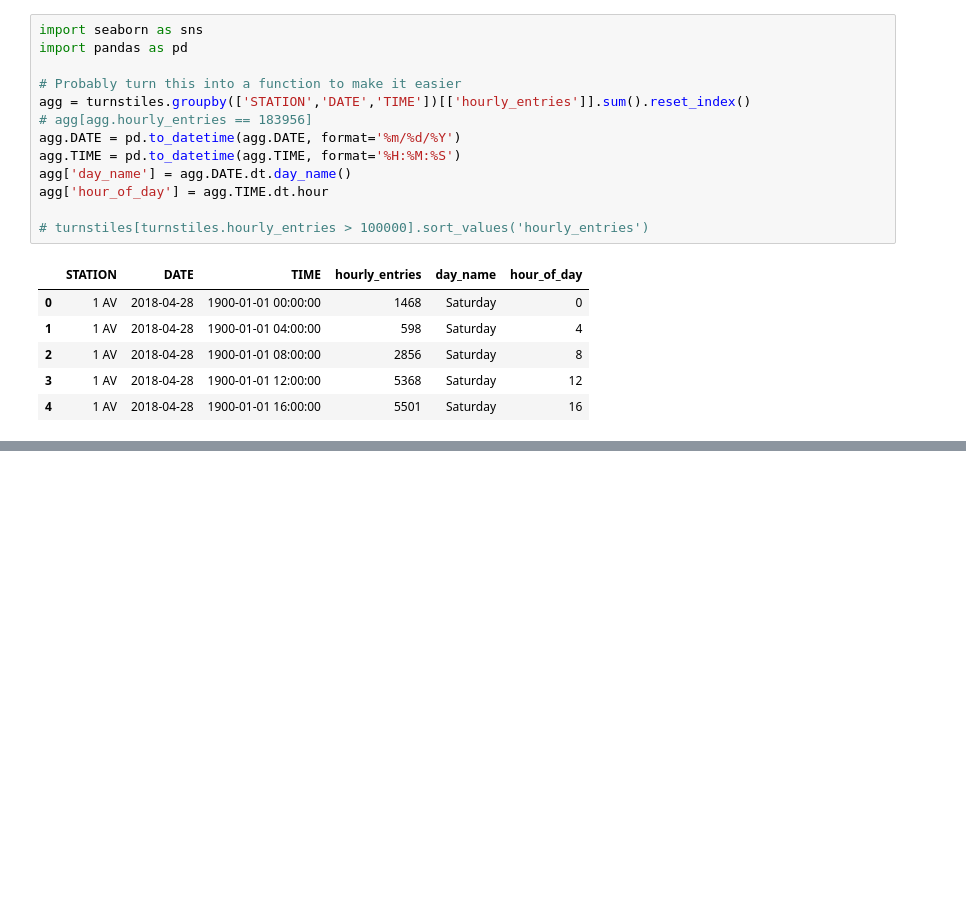
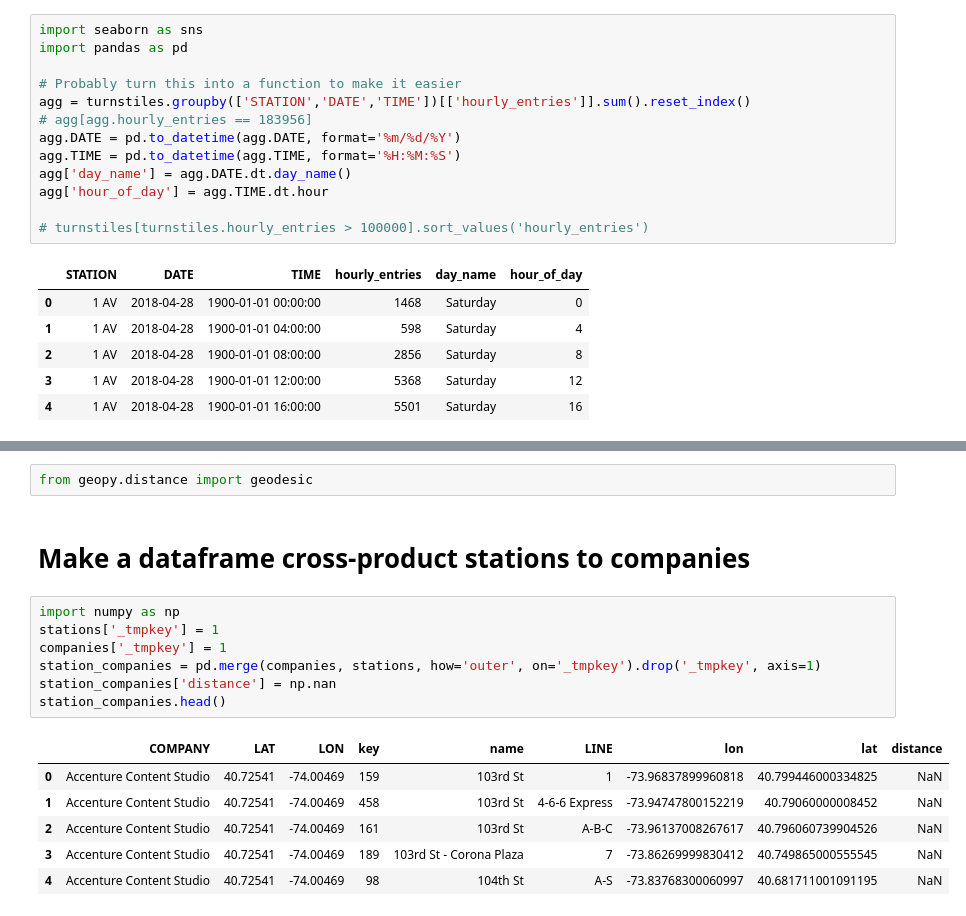
Before and after one commit to jason-sa/Toucans, a Jupyter notebook: Group EDA.ipynb, the cells around one changed output, grey strips where cells are left out. Cells and saved outputs as stored; diff of their text form; blank space fills up the shorter version.

```diff
--- a/Group EDA.ipynb
+++ b/Group EDA.ipynb
@@ -77,3 +78,21 @@ sns.heatmap(hm);
 # %% [output]
 <matplotlib.axes._subplots.AxesSubplot at 0x...>
 [figure]
+# %%
+from geopy.distance import geodesic
+# %% [markdown]
+# Make a dataframe cross-product stations to companies
+# %%
+import numpy as np
+stations['_tmpkey'] = 1
+companies['_tmpkey'] = 1
+station_companies = pd.merge(companies, stations, how='outer', on='_tmpkey').drop('_tmpkey', axis=1)
+station_companies['distance'] = np.nan
+station_companies.head()
+# %% [output]
+|  | COMPANY | LAT | LON | key | name | LINE | lon | lat | distance |
+| 0 | Accenture Content Studio | 40.72541 | -74.00469 | 159 | 103rd St | 1 | -73.96837899960818 | 40.799446000334825 | NaN |
+| 1 | Accenture Content Studio | 40.72541 | -74.00469 | 458 | 103rd St | 4-6-6 Express | -73.94747800152219 | 40.79060000008452 | NaN |
+| 2 | Accenture Content Studio | 40.72541 | -74.00469 | 161 | 103rd St | A-B-C | -73.96137008267617 | 40.796060739904526 | NaN |
+| 3 | Accenture Content Studio | 40.72541 | -74.00469 | 189 | 103rd St - Corona Plaza | 7 | -73.86269999830412 | 40.749865000555545 | NaN |
+| 4 | Accenture Content Studio | 40.72541 | -74.00469 | 98 | 104th St | A-S | -73.83768300060997 | 40.681711001091195 | NaN |
```
Also changed, not shown: parts of 5 cells of this notebook.
